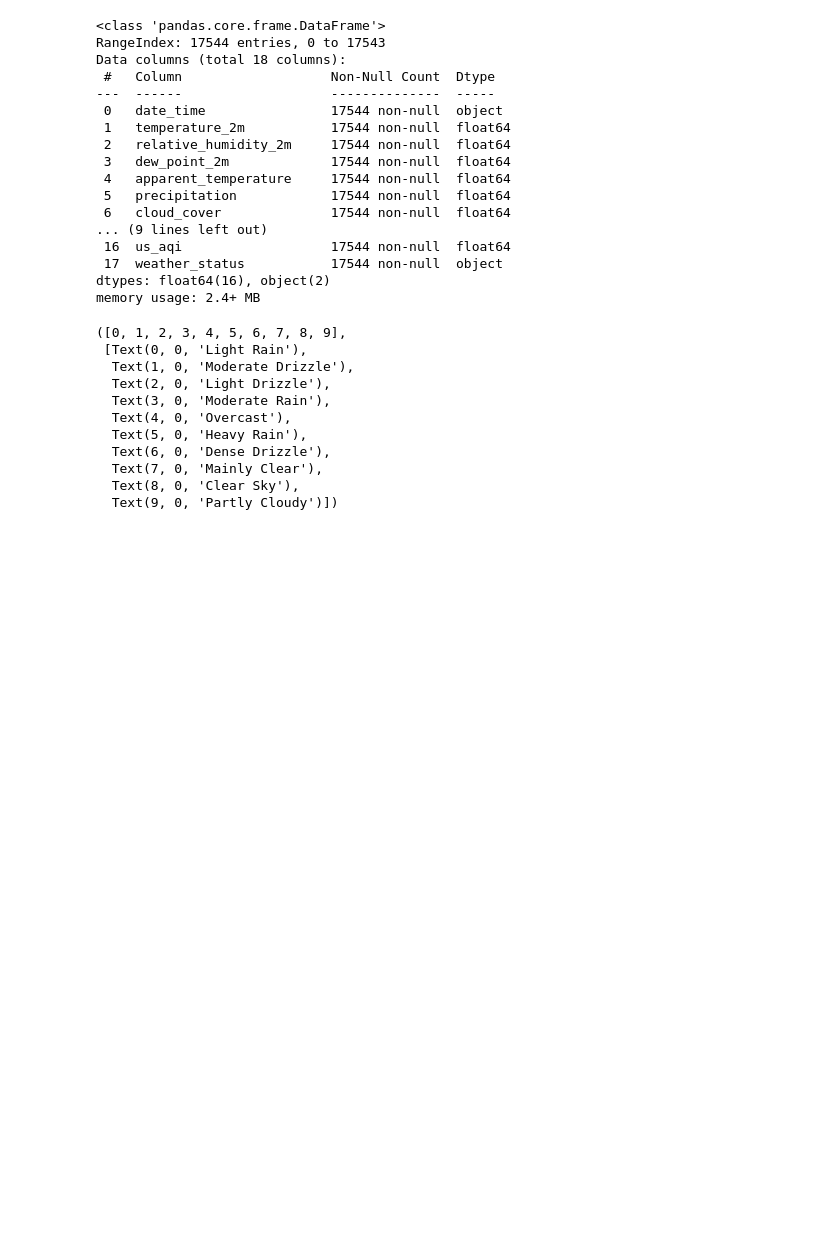
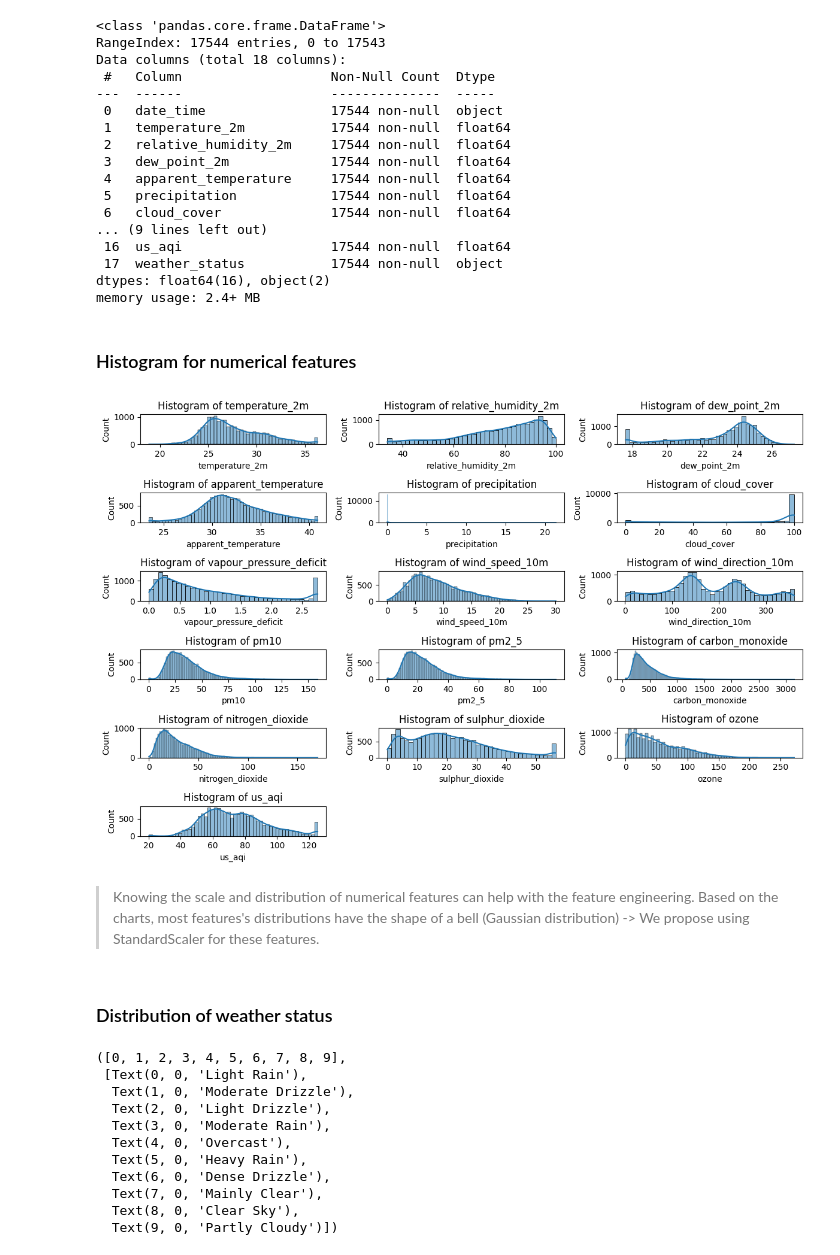
Before and after one commit to mtue04/HCMC-WAQ-Analysis, a Jupyter notebook: notebooks/4.2 - weather_status_classification.ipynb, the cells around one changed output. Saved outputs shown, nothing was run; the diff lists cells and outputs as text; code cells hidden in the pictures; blank space fills up the shorter version.

```diff
--- a/notebooks/4.2 - weather_status_classification.ipynb
+++ b/notebooks/4.2 - weather_status_classification.ipynb
@@ -117,6 +126,25 @@ Data columns (total 18 columns):
  17  weather_status           17544 non-null  object
 dtypes: float64(16), object(2)
 memory usage: 2.4+ MB
+# %% [markdown]
+### Histogram for numerical features
+# %%
+numeric_cols = dataset.select_dtypes(include=['number']).columns
+
+plt.figure(figsize=(12, 8))
+for i, col in enumerate(numeric_cols, 1):
+    plt.subplot(len(numeric_cols) // 3 + 1, 3, i)
+    sns.histplot(dataset[col], kde=True)
+    plt.title(f'Histogram of {col}')
+    plt.tight_layout()
+
+plt.show()
+# %% [output]
+[figure, added]
+# %% [markdown]
+> Knowing the scale and distribution of numerical features can help with the feature engineering. Based on the charts, most features's distributions have the shape of a bell (Gaussian distribution) -> We propose using StandardScaler for these features.
+# %% [markdown]
+### Distribution of weather status
 # %%
 plt.figure(figsize=(8, 8))
 sns.histplot(dataset['weather_status'])
```
Also changed, not shown: parts of 9 cells of this notebook, 3 other files.
